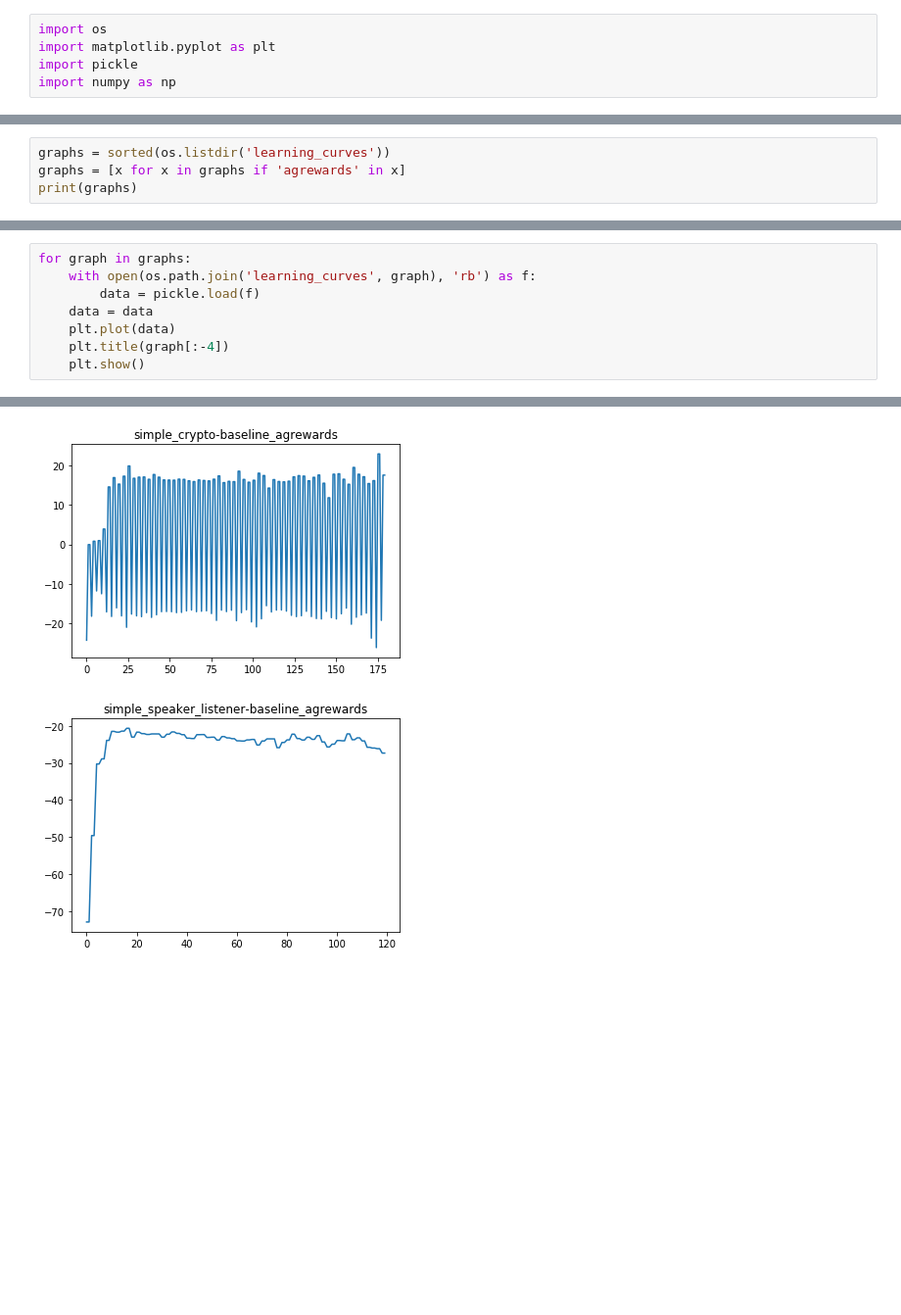
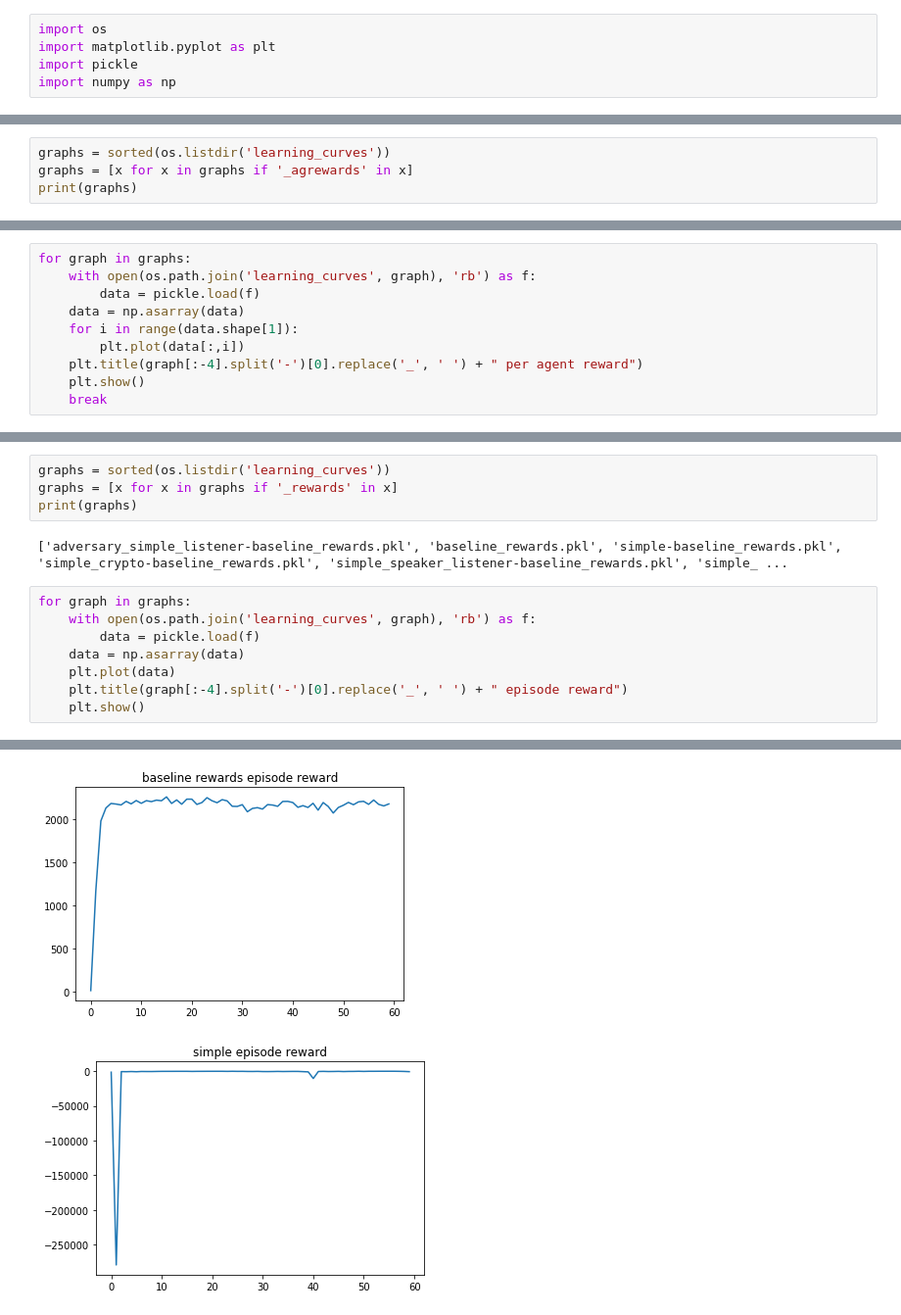
Before and after one commit to fractal1729/multiagent-comm, a Jupyter notebook: experiments/Graph Analysis.ipynb, the cells around one changed output, grey strips where cells are left out. Shown: that part at 98% size. Cells and saved outputs as stored; diff of their text form; blank space fills up the shorter version.

Commit message:
add new plots

```diff
--- a/experiments/Graph Analysis.ipynb
+++ b/experiments/Graph Analysis.ipynb
@@ -6,5 +8,5 @@ import numpy as np
 # %%
 graphs = sorted(os.listdir('learning_curves'))
-graphs = [x for x in graphs if 'agrewards' in x]
+graphs = [x for x in graphs if '_agrewards' in x]
 print(graphs)
 # %% [output]
@@ -11,0 +14,10 @@ print(graphs)
+# %%
+for graph in graphs:
+    with open(os.path.join('learning_curves', graph), 'rb') as f:
+        data = pickle.load(f)
+    data = np.asarray(data)
+    for i in range(data.shape[1]):
+        plt.plot(data[:,i])
+    plt.title(graph[:-4].split('-')[0].replace('_', ' ') + " per agent reward")
+    plt.show()
+    break
@@ -12,9 +28,15 @@ print(graphs)
+# %%
+graphs = sorted(os.listdir('learning_curves'))
+graphs = [x for x in graphs if '_rewards' in x]
+print(graphs)
+# %% [output]
+['adversary_simple_listener-baseline_rewards.pkl', 'baseline_rewards.pkl', 'simple-baseline_rewards.pkl', 'simple_crypto-baseline_rewards.pkl', 'simple_speaker_listener-baseline_rewards.pkl', 'simple_ ...
 # %%
 for graph in graphs:
     with open(os.path.join('learning_curves', graph), 'rb') as f:
         data = pickle.load(f)
-    data = data
+    data = np.asarray(data)
     plt.plot(data)
-    plt.title(graph[:-4])
+    plt.title(graph[:-4].split('-')[0].replace('_', ' ') + " episode reward")
     plt.show()
 # %% [output]
@@ -22,2 +44,2 @@ for graph in graphs:
-[figure, old version]
+[figure, new version]
-[figure, old version]
+[figure, new version]
```
Also changed, not shown: parts of 5 cells of this notebook, 44 other files.
